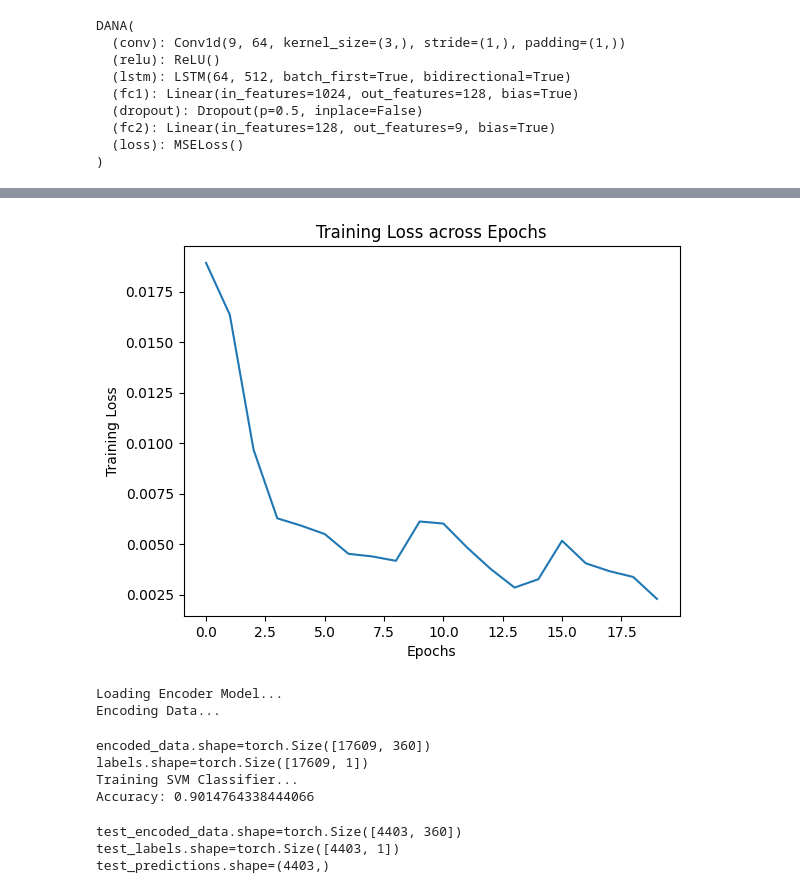
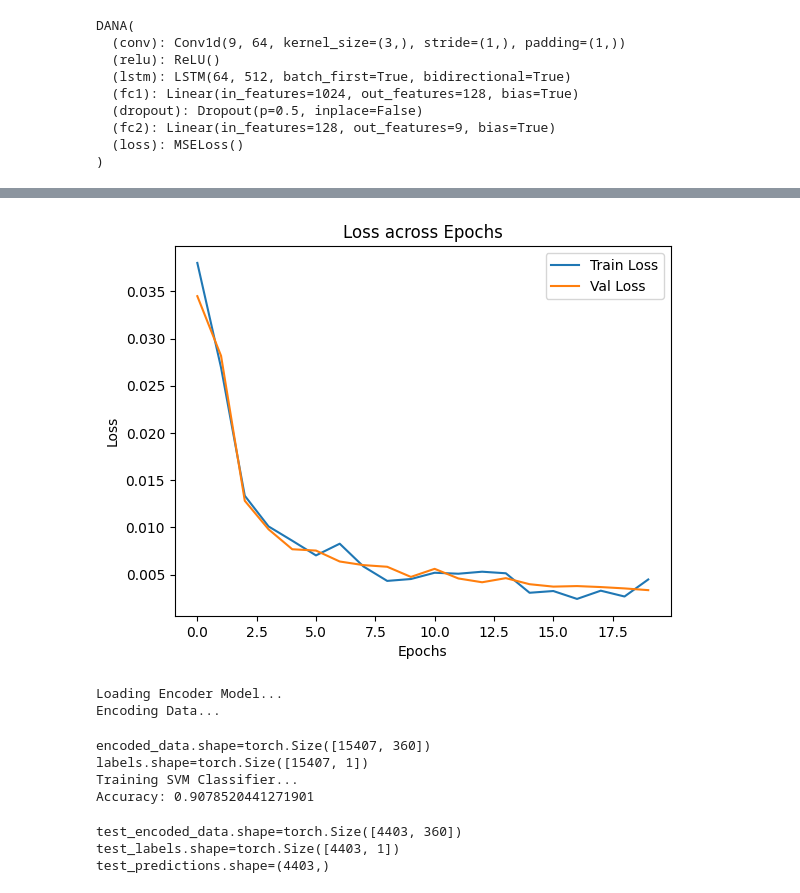
Before and after one commit to zachlim283/DLProject, a Jupyter notebook: LSTM.ipynb, the cells around one changed output, grey strips where cells are left out. Cells and saved outputs as stored; diff of their text form; code cells hidden in the pictures.

```diff
--- a/LSTM.ipynb
+++ b/LSTM.ipynb
@@ -50,8 +59,8 @@ plt.show()
 # %%
 class TrainDataset(torch.utils.data.Dataset):
     def __init__(self, dataset_ver):
-        self.train_X = np.array(np.load(f'Generated_Datasets/train_data_noMag{dataset_ver}.npy'))
-        self.train_y = np.array(np.load(f'Generated_Datasets/train_labels_noMag{dataset_ver}.npy'))
+        self.train_X = np.array(np.load(f'Generated_Datasets/train_data_{dataset_ver}.npy'))
+        self.train_y = np.array(np.load(f'Generated_Datasets/train_labels_{dataset_ver}.npy'))
 
     def __len__(self):
         return len(self.train_X)
@@ -63,8 +72,8 @@ class TrainDataset(torch.utils.data.Dataset):
 
 class ValDataset(torch.utils.data.Dataset):
     def __init__(self, dataset_ver):
-        self.val_X = np.array(np.load(f'Generated_Datasets/val_data_noMag{dataset_ver}.npy'))
-        self.val_y = np.array(np.load(f'Generated_Datasets/val_labels_noMag{dataset_ver}.npy'))
+        self.val_X = np.array(np.load(f'Generated_Datasets/val_data_{dataset_ver}.npy'))
+        self.val_y = np.array(np.load(f'Generated_Datasets/val_labels_{dataset_ver}.npy'))
 
     def __len__(self):
         return len(self.val_X)
@@ -77,8 +86,8 @@ class ValDataset(torch.utils.data.Dataset):
 
 class TestDataset(torch.utils.data.Dataset):
     def __init__(self, dataset_ver):
-        self.test_X = np.array(np.load(f'Generated_Datasets/test_data_noMag{dataset_ver}.npy'))
-        self.test_y = np.array(np.load(f'Generated_Datasets/test_labels_noMag{dataset_ver}.npy'))
+        self.test_X = np.array(np.load(f'Generated_Datasets/test_data_{dataset_ver}.npy'))
+        self.test_y = np.array(np.load(f'Generated_Datasets/test_labels_{dataset_ver}.npy'))
 
     def __len__(self):
         return len(self.test_X)
@@ -325,10 +334,10 @@ val_losses = []
 
 for epoch in range(num_epochs):
     print(f'Starting Epoch {epoch+1}...')
-    for batch in tqdm(train_dataloader):
-        X_batch, y_batch = batch
+
+    autoencoder.train()
+    for X_batch, _ in tqdm(train_dataloader):
         X = X_batch.to(device)
-        y = y_batch.to(device).reshape(-1, 1)
 
         pred = autoencoder(X)
         train_loss = autoencoder.loss(pred, X)
@@ -339,23 +348,20 @@ for epoch in range(num_epochs):
 
     train_losses.append(train_loss.item())
 
-    for batch in tqdm(val_dataloader):
-        X_batch, y_batch = batch
+    autoencoder.eval()
+    val_loss = 0.0
+    for X_batch, _ in tqdm(val_dataloader):
         X = X_batch.to(device)
-        y = y_batch.to(device).reshape(-1, 1)
 
         pred = autoencoder(X)
-        val_loss = autoencoder.loss(pred, X)
+        val_loss += autoencoder.loss(pred, X).item() * X_batch.size(0)
 
-        val_loss.backward()
-        optimizer.step()
-        optimizer.zero_grad()
+    val_losses.append(val_loss / len(val_dataset))
 
-    val_losses.append(val_loss.item())
-    print(f'Epoch [{epoch+1}/{num_epochs}]\nTraining Loss: {train_loss.item():.4f}, Val Loss: {val_loss.item():.4f}')
+    print(f'Epoch [{epoch+1}/{num_epochs}]\nTraining Loss: {train_losses[-1]:.4f}, Val Loss: {val_losses[-1]:.4f}')
 
-    if val_loss.item() < best_loss:
-        best_loss = train_loss.item()
+    if val_losses[-1] < best_loss:
+        best_loss = val_losses[-1]
 
         # Save Encoder
         torch.save(autoencoder.encoder, f'ML_Models/{dataset_ver}_{encoder_ver}_encoder.pt')
@@ -399,13 +416,15 @@ Epoch [11/20], Training Loss: 0.0060
 Starting Epoch 12...
 ... (9 outputs left out)
 # %%
-plt.plot(range(len(train_losses)), train_losses)
+plt.plot(range(len(train_losses)), train_losses, label= 'Train Loss')
+plt.plot(range(len(val_losses)), val_losses, label='Val Loss')
 plt.xlabel('Epochs')
-plt.ylabel('Training Loss')
-plt.title('Training Loss across Epochs')
+plt.ylabel('Loss')
+plt.title('Loss across Epochs')
+plt.legend()
 plt.show()
 # %% [output]
-[figure, old version]
+[figure, new version]
 # %%
 ### Train SVM ###
 def train_svm(train_data, train_labels):
@@ -462,10 +481,10 @@ with open(f'ML_Models/{dataset_ver}_{encoder_ver}_svm_classifier.pkl', "wb") as
 # %% [output]
 Loading Encoder Model...
 Encoding Data...
-encoded_data.shape=torch.Size([17609, 360])
-labels.shape=torch.Size([17609, 1])
+encoded_data.shape=torch.Size([15407, 360])
+labels.shape=torch.Size([15407, 1])
 Training SVM Classifier...
-Accuracy: 0.9014764338444066
+Accuracy: 0.9078520441271901
 # %%
 ### Test SVM + Encoder ###
 
```
Also changed, not shown: parts of 6 cells of this notebook, 4 other files.
